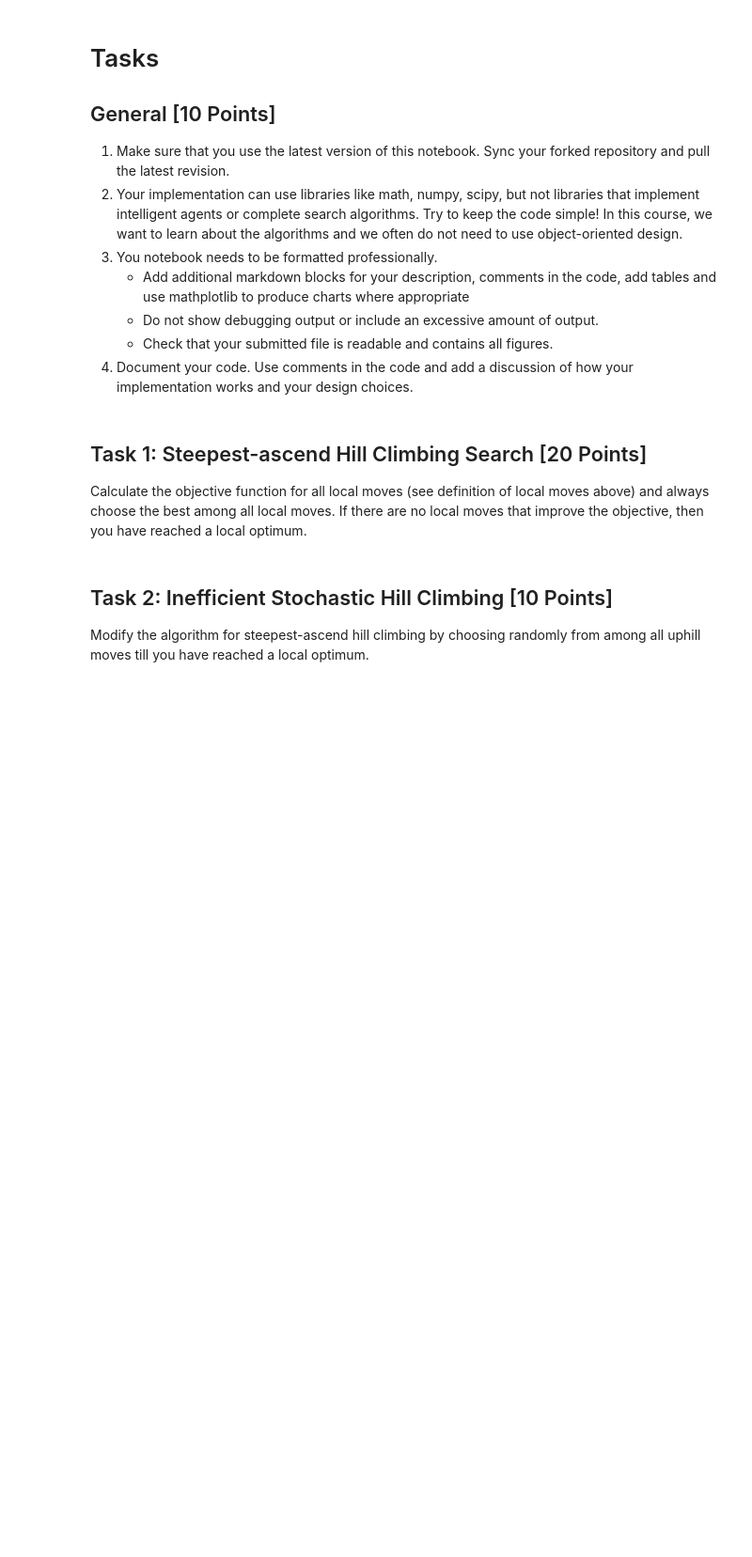
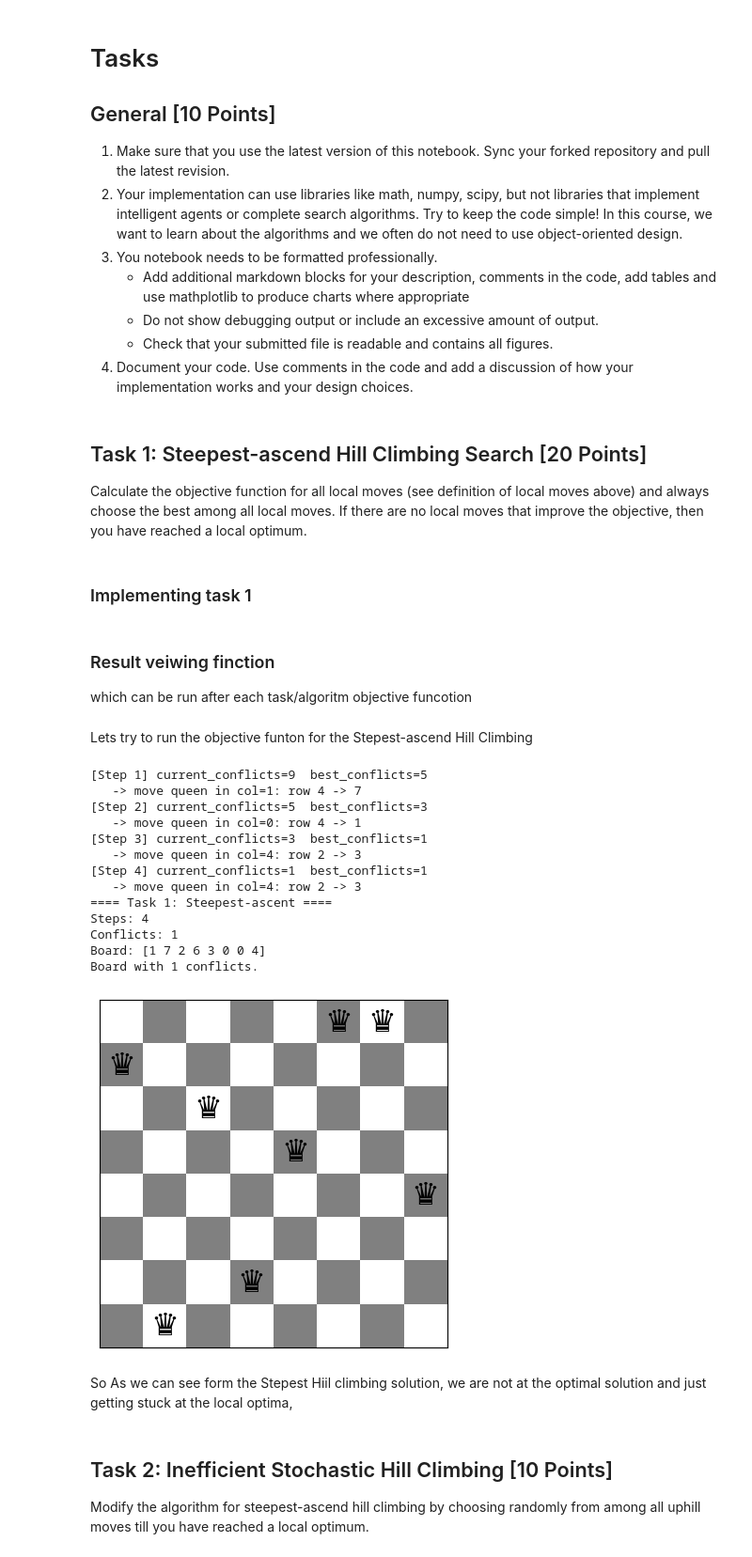
Before and after one commit to monarchythe/Agentic-AI-Lab-Work, a Jupyter notebook: n_queens_Solving_Agent.ipynb, the cells around one changed output. Shown at 94% size. Cells and saved outputs as stored; diff of their text form; code cells hidden in the pictures; blank space fills up the shorter version.

Commit message:
Completed Steepest-ascent hill climbing and inefficient  stochastic hill climbing. Both are not optimal and giving Local optima

```diff
--- a/n_queens_Solving_Agent.ipynb
+++ b/n_queens_Solving_Agent.ipynb
@@ -143,0 +142,2 @@ Calculate the objective function for all local moves (see definition of local mo
+# %% [markdown]
+### Implementing task 1
@@ -144,3 +213,41 @@ Calculate the objective function for all local moves (see definition of local mo
+# %% [markdown]
+### Result veiwing finction
+which can be run after each task/algoritm objective funcotion
+# %%
+def show_run_result(result, title="Result", fontsize=24):
+    """
+    Pass the dict returned by any hill-climb function.
+    Prints summary + shows the board.
+    """
+    print("====", title, "====")
+    print("Steps:", result.get("steps"))
+    print("Conflicts:", result.get("conflicts"))
+    if "patience" in result:
+        print("Patience:", result["patience"])
+    print("Board:", result["board"])
+    show_board(result["board"], fontsize=fontsize)
+# %% [markdown]
+Lets try to run the objective funton for the Stepest-ascend Hill Climbing
+# %%
+res = steepest_ascent_hill_climb(8)
+show_run_result(res, title="Task 1: Steepest-ascent")
+# %% [output]
+[Step 1] current_conflicts=9  best_conflicts=5
+   -> move queen in col=1: row 4 -> 7
+[Step 2] current_conflicts=5  best_conflicts=3
+   -> move queen in col=0: row 4 -> 1
+[Step 3] current_conflicts=3  best_conflicts=1
+   -> move queen in col=4: row 2 -> 3
+[Step 4] current_conflicts=1  best_conflicts=1
+   -> move queen in col=4: row 2 -> 3
+==== Task 1: Steepest-ascent ====
+Steps: 4
+Conflicts: 1
+Board: [1 7 2 6 3 0 0 4]
+Board with 1 conflicts.
+[figure, added]
+# %% [markdown]
+So As we can see form the Stepest Hiil climbing solution, we are not at the optimal solution and just getting stuck at the local optima,
 # %% [markdown]
 ## Task 2: Inefficient Stochastic Hill Climbing [10 Points]
 
```
Also changed, not shown: parts of 10 cells of this notebook.
